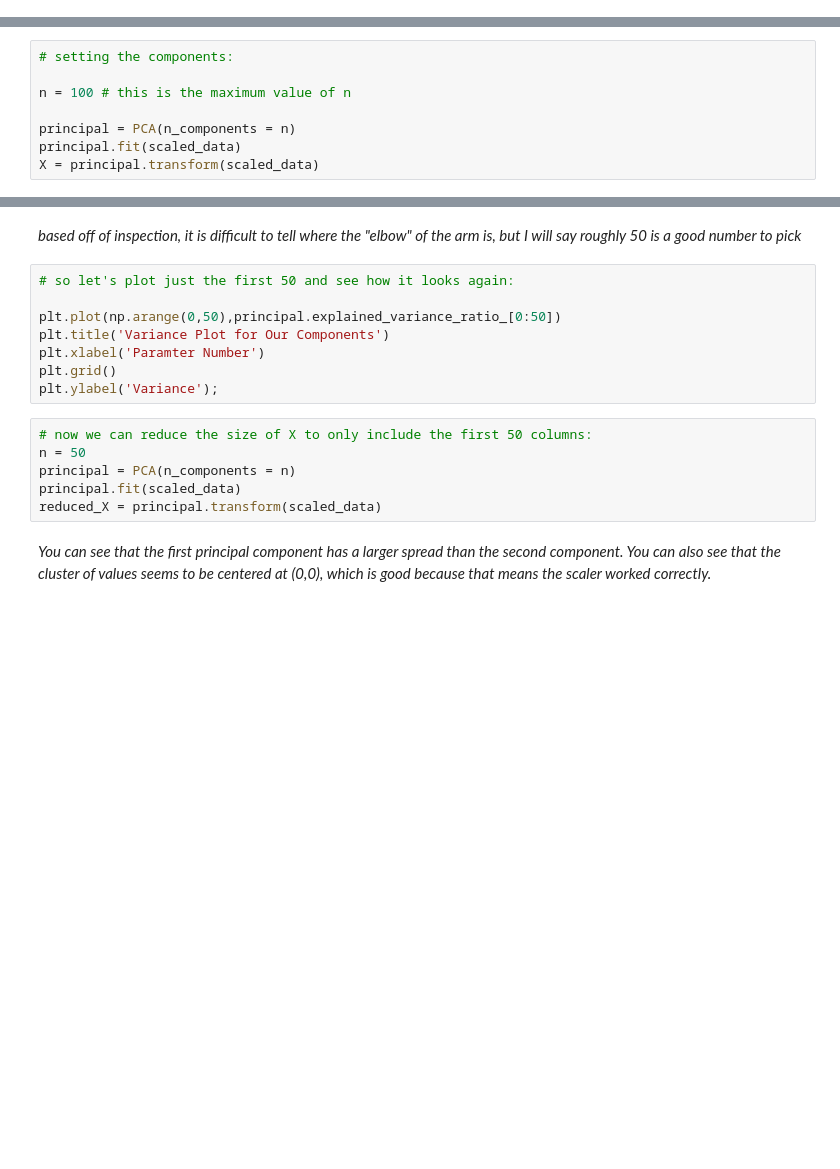
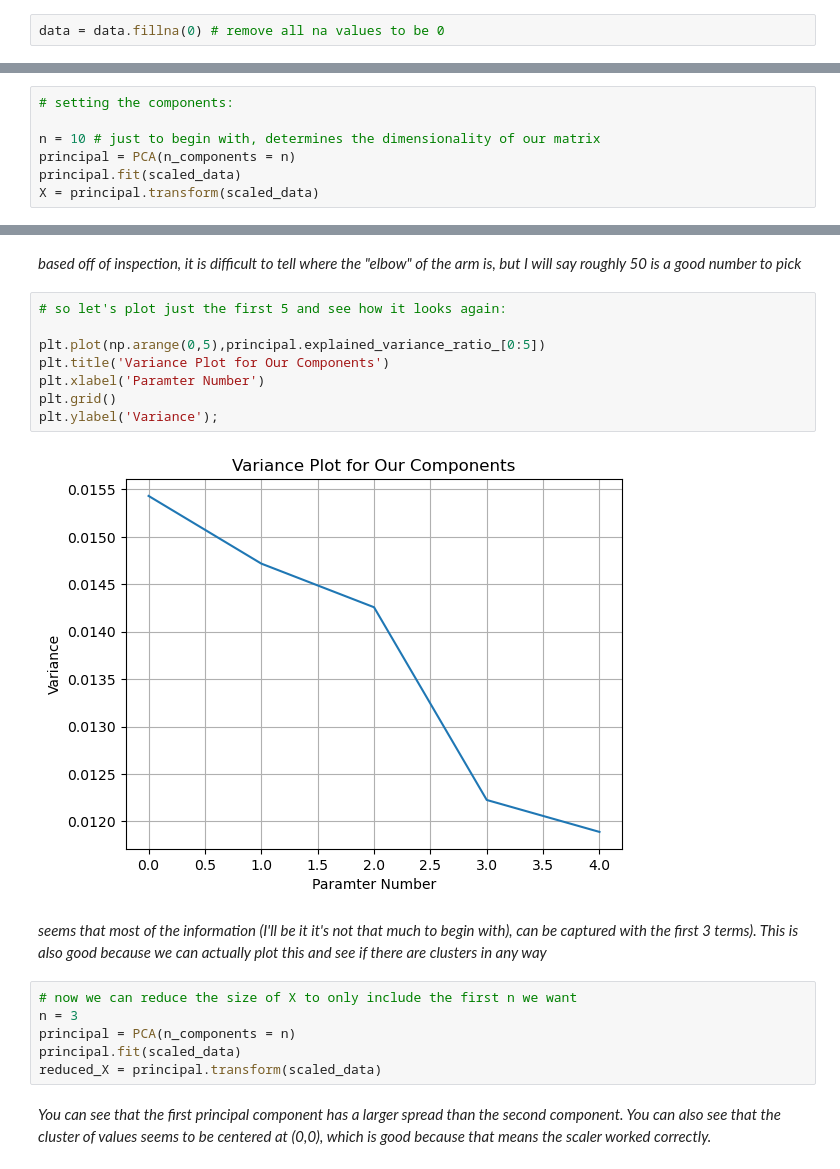
Before and after one commit to aliciaroberts/URAP_NLP, a Jupyter notebook: PCA_on_nisei_matrix.ipynb, the cells around one changed output, grey strips where cells are left out. Cells and saved outputs as stored; diff of their text form; blank space fills up the shorter version.

```diff
--- a/PCA_on_nisei_matrix.ipynb
+++ b/PCA_on_nisei_matrix.ipynb
@@ -35,6 +35,8 @@ data.head()
 | 3 | 0.0 | 0.0 | 0.0 | 0.0 | 0.0 | 0.0 | 0.0 | 0.0 | 0.0 | 0.0 | ... | ... |
 | 4 | 0.0 | 0.0 | 0.0 | 1.0 | 0.0 | 0.0 | 0.0 | 0.0 | 0.0 | 0.0 | ... | ... |
 5 rows × 410 columns
+# %%
+data = data.fillna(0) # remove all na values to be 0
 # %% [markdown]
 ## Scaling the Data
 
@@ -54,8 +56,7 @@ with this, we can choose different number of components we want
 # %%
 # setting the components:
 
-n = 100 # this is the maximum value of n
-
+n = 10 # just to begin with, determines the dimensionality of our matrix
 principal = PCA(n_components = n)
 principal.fit(scaled_data)
 X = principal.transform(scaled_data)
@@ -74,16 +79,20 @@ plt.ylabel('Variance');
 # %% [markdown]
 _based off of inspection, it is difficult to tell where the "elbow" of the arm is, but I will say roughly 50 is a good number to pick_
 # %%
-# so let's plot just the first 50 and see how it looks again:
+# so let's plot just the first 5 and see how it looks again:
 
-plt.plot(np.arange(0,50),principal.explained_variance_ratio_[0:50])
+plt.plot(np.arange(0,5),principal.explained_variance_ratio_[0:5])
 plt.title('Variance Plot for Our Components')
 plt.xlabel('Paramter Number')
 plt.grid()
 plt.ylabel('Variance');
+# %% [output]
+[figure, added]
+# %% [markdown]
+_seems that most of the information (I'll be it it's not that much to begin with), can be captured with the first 3 terms). This is also good because we can actually plot this and see if there are clusters in any way_
 # %%
-# now we can reduce the size of X to only include the first 50 columns:
-n = 50
+# now we can reduce the size of X to only include the first n we want
+n = 3
 principal = PCA(n_components = n)
 principal.fit(scaled_data)
 reduced_X = principal.transform(scaled_data)
```
Also changed, not shown: parts of 18 cells of this notebook.
